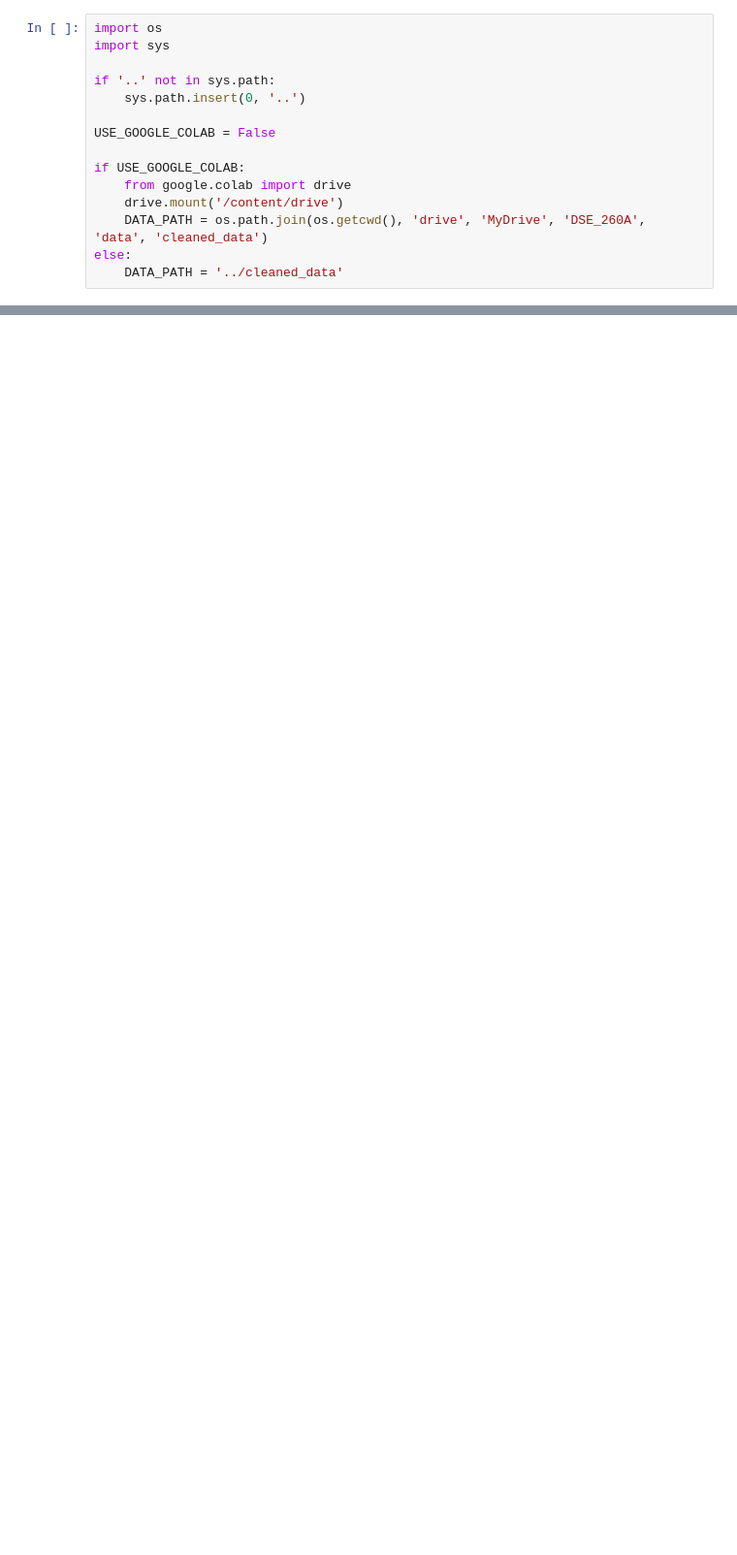
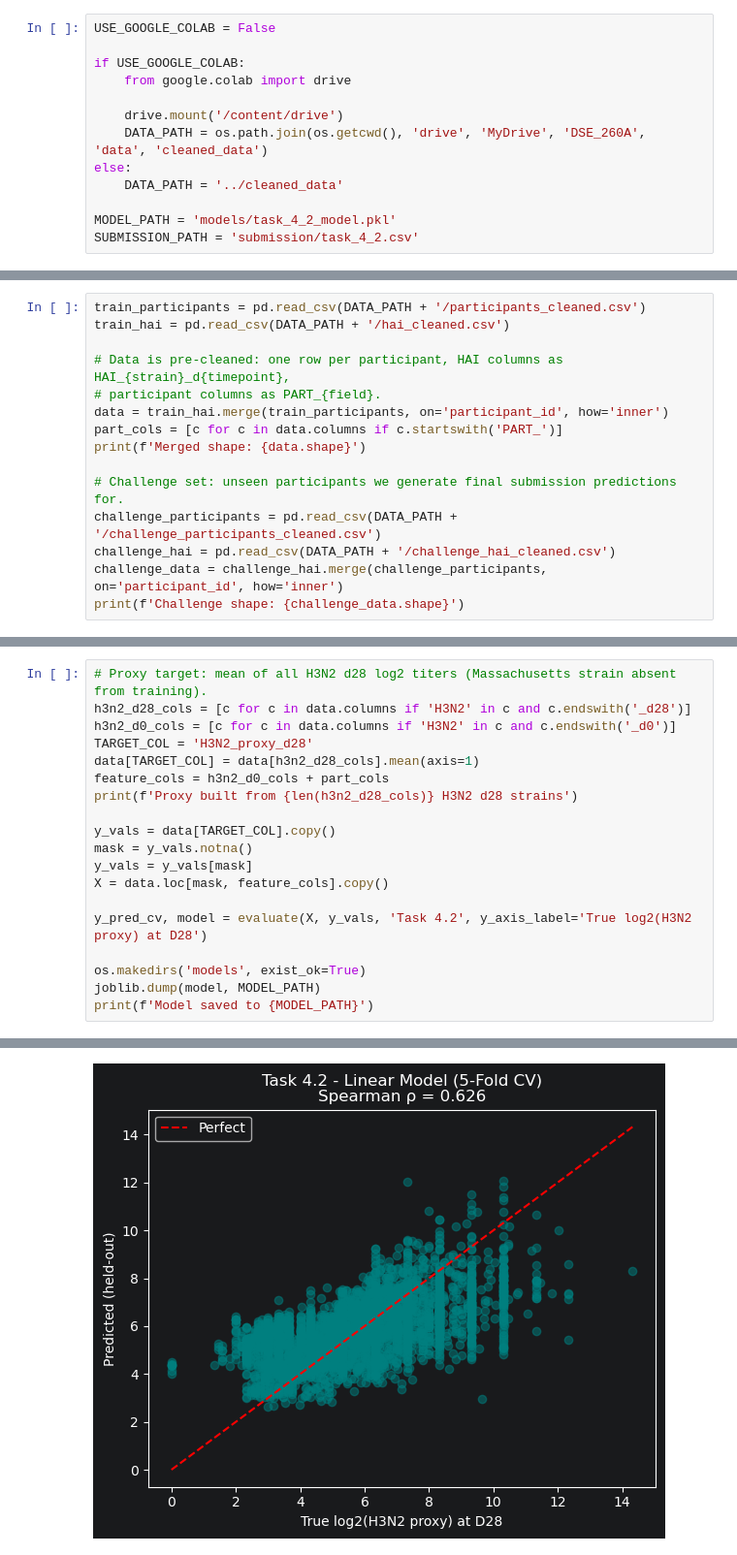
Before and after one commit to DirtyChay/cmi-flu-prediction-challenge-capstone, a Jupyter notebook: baseline_models/task_4_2.ipynb, the cells around one changed output, grey strips where cells are left out. Shown at 97% size. Saved outputs shown, nothing was run; the diff lists cells and outputs as text; blank space fills up the shorter version.

```diff
--- a/baseline_models/task_4_2.ipynb
+++ b/baseline_models/task_4_2.ipynb
@@ -28,15 +30,13 @@ from data_cleaning.utils import peek
 # %%
-import os
-import sys
-
-if '..' not in sys.path:
-    sys.path.insert(0, '..')
-
 USE_GOOGLE_COLAB = False
 
 if USE_GOOGLE_COLAB:
     from google.colab import drive
+
     drive.mount('/content/drive')
     DATA_PATH = os.path.join(os.getcwd(), 'drive', 'MyDrive', 'DSE_260A', 'data', 'cleaned_data')
 else:
     DATA_PATH = '../cleaned_data'
+
+MODEL_PATH = 'models/task_4_2_model.pkl'
+SUBMISSION_PATH = 'submission/task_4_2.csv'
@@ -256,0 +43,15 @@ Generated 40 predictions for Task 4.2 Challenge Set.
+# %%
+train_participants = pd.read_csv(DATA_PATH + '/participants_cleaned.csv')
+train_hai = pd.read_csv(DATA_PATH + '/hai_cleaned.csv')
+
+# Data is pre-cleaned: one row per participant, HAI columns as HAI_{strain}_d{timepoint},
+# participant columns as PART_{field}.
+data = train_hai.merge(train_participants, on='participant_id', how='inner')
+part_cols = [c for c in data.columns if c.startswith('PART_')]
+print(f'Merged shape: {data.shape}')
+
+# Challenge set: unseen participants we generate final submission predictions for.
+challenge_participants = pd.read_csv(DATA_PATH + '/challenge_participants_cleaned.csv')
+challenge_hai = pd.read_csv(DATA_PATH + '/challenge_hai_cleaned.csv')
+challenge_data = challenge_hai.merge(challenge_participants, on='participant_id', how='inner')
+print(f'Challenge shape: {challenge_data.shape}')
@@ -256,0 +65,20 @@ Generated 40 predictions for Task 4.2 Challenge Set.
+# %%
+# Proxy target: mean of all H3N2 d28 log2 titers (Massachusetts strain absent from training).
+h3n2_d28_cols = [c for c in data.columns if 'H3N2' in c and c.endswith('_d28')]
+h3n2_d0_cols = [c for c in data.columns if 'H3N2' in c and c.endswith('_d0')]
+TARGET_COL = 'H3N2_proxy_d28'
+data[TARGET_COL] = data[h3n2_d28_cols].mean(axis=1)
+feature_cols = h3n2_d0_cols + part_cols
+print(f'Proxy built from {len(h3n2_d28_cols)} H3N2 d28 strains')
+
+y_vals = data[TARGET_COL].copy()
+mask = y_vals.notna()
+y_vals = y_vals[mask]
+X = data.loc[mask, feature_cols].copy()
+
+y_pred_cv, model = evaluate(X, y_vals, 'Task 4.2', y_axis_label='True log2(H3N2 proxy) at D28')
+
+os.makedirs('models', exist_ok=True)
+joblib.dump(model, MODEL_PATH)
+print(f'Model saved to {MODEL_PATH}')
+# %% [output]
@@ -256,0 +90 @@ Generated 40 predictions for Task 4.2 Challenge Set.
+[figure, added]
```
Also changed, not shown: parts of 25 cells of this notebook, 14 other files.
